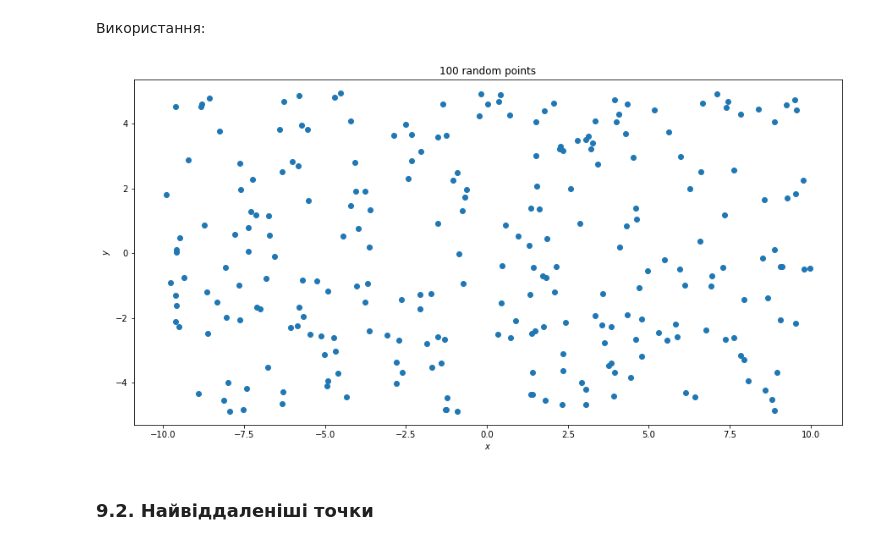
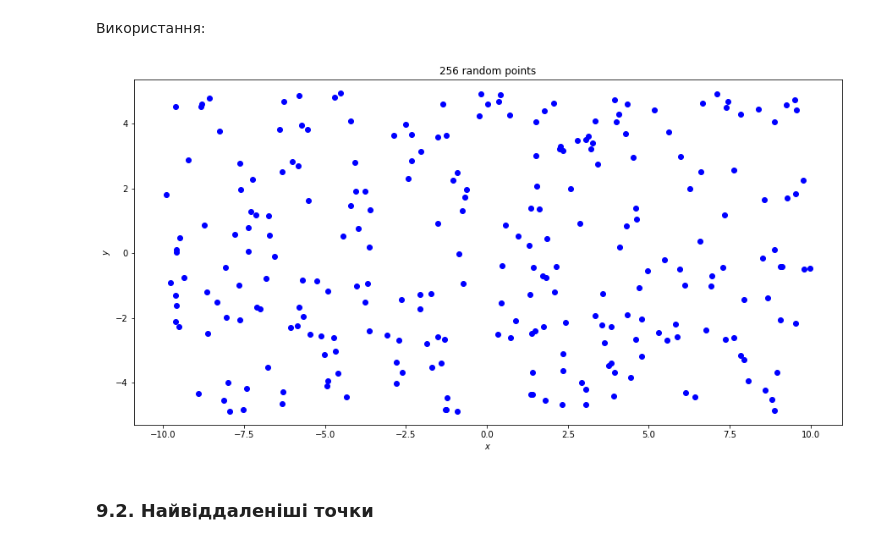
Before and after one commit to Sky-Nik/c5s2, a Jupyter notebook: pattern-recognition/lr1/solution.ipynb, the cells around one changed output. Cells and saved outputs as stored; diff of their text form; code cells hidden in the pictures.

```diff
--- a/pattern-recognition/lr1/solution.ipynb
+++ b/pattern-recognition/lr1/solution.ipynb
@@ -332,15 +315,15 @@ def first_pic(points, limits, size=7, title=''):
     ax.set_xlabel("$x$")
     ax.set_ylabel("$y$")
 
-    ax.scatter(points.real, points.imag)
+    ax.scatter(points.real, points.imag, color='blue')
 
     return fig
 # %% [markdown]
 Використання:
 # %%
-first_pic(points, limits, size=15, title='100 random points');
+first_pic(points, limits, size=15, title=f'{n_points} random points');
 # %% [output]
-[figure, old version]
+[figure, new version]
 # %% [markdown]
 ### 9.2. Найвіддаленіші точки
 # %% [markdown]
```
Also changed, not shown: parts of 13 cells of this notebook.
